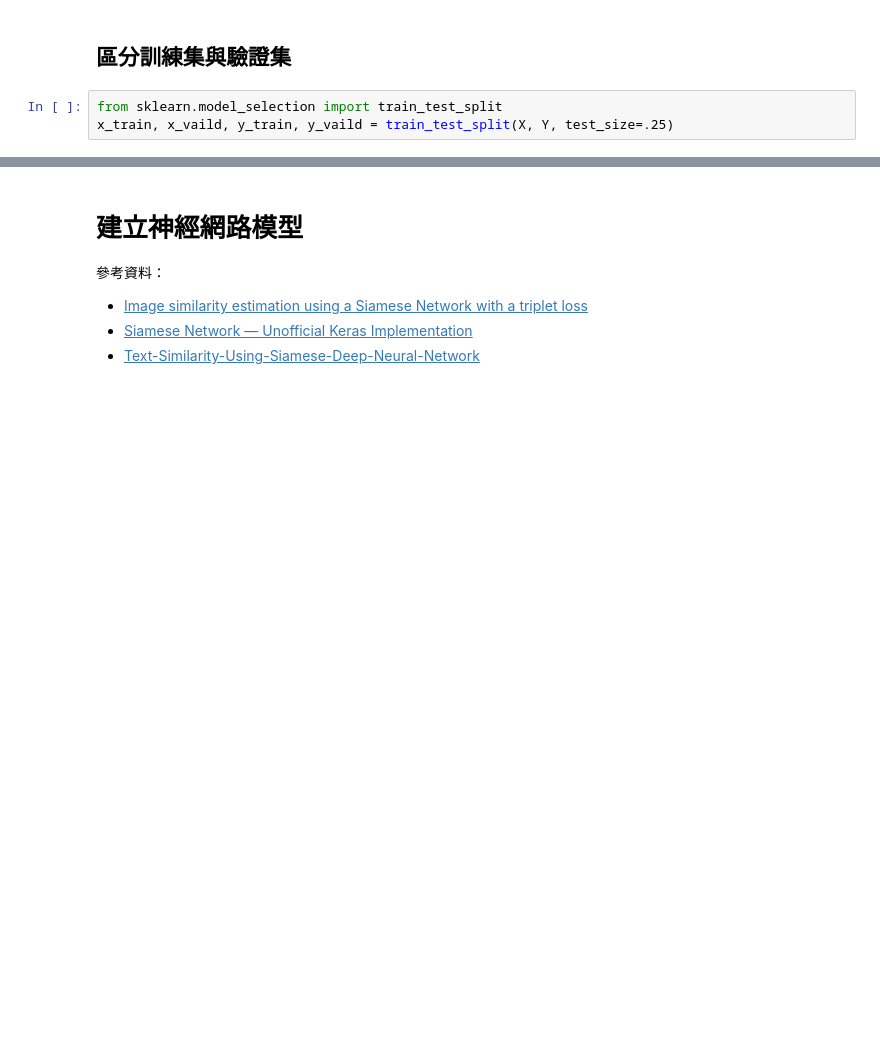
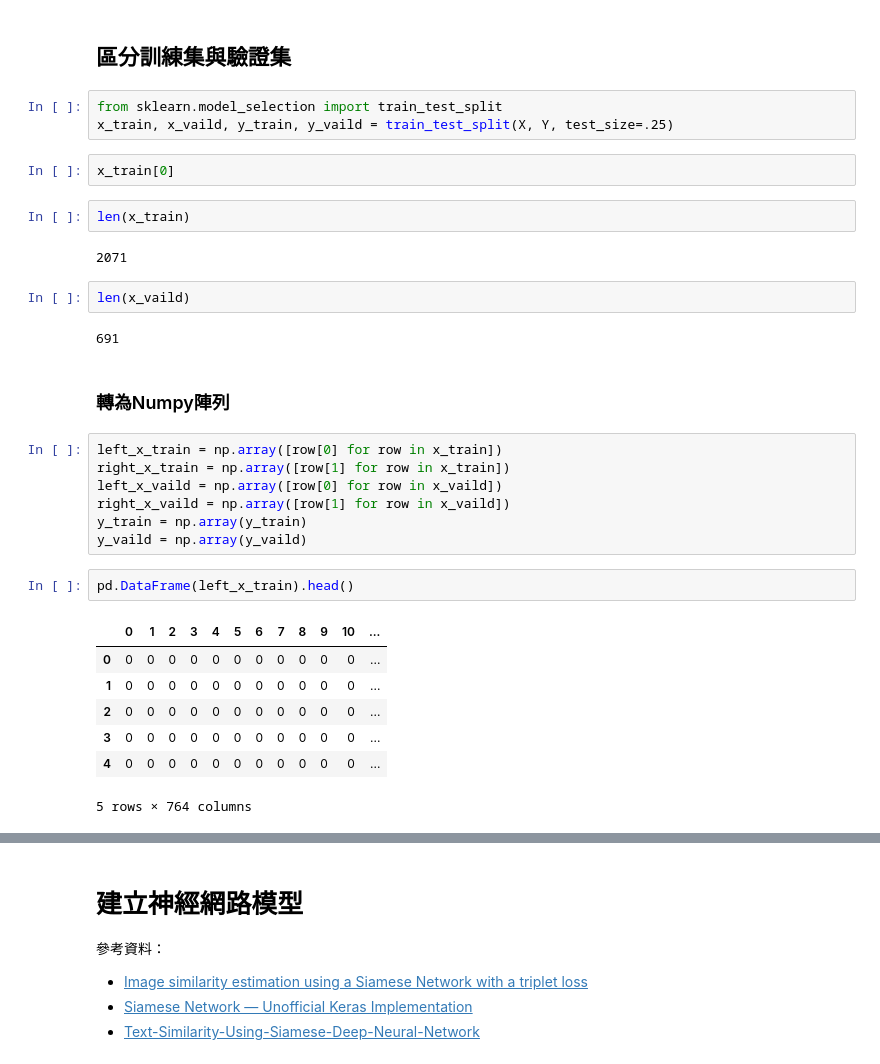
Before and after one commit to kk25gb/AIdea-project-file, a Jupyter notebook: Siamese.ipynb, the cells around one changed output, grey strips where cells are left out. Cells and saved outputs as stored; diff of their text form; blank space fills up the shorter version.

```diff
--- a/Siamese.ipynb
+++ b/Siamese.ipynb
@@ -118,3 +118,32 @@ Y = df_train[1]
 # %%
 from sklearn.model_selection import train_test_split
 x_train, x_vaild, y_train, y_vaild = train_test_split(X, Y, test_size=.25)
+# %%
+x_train[0]
+# %%
+len(x_train)
+# %% [output]
+2071
+# %%
+len(x_vaild)
+# %% [output]
+691
+# %% [markdown]
+### 轉為Numpy陣列
+# %%
+left_x_train = np.array([row[0] for row in x_train])
+right_x_train = np.array([row[1] for row in x_train])
+left_x_vaild = np.array([row[0] for row in x_vaild])
+right_x_vaild = np.array([row[1] for row in x_vaild])
+y_train = np.array(y_train)
+y_vaild = np.array(y_vaild)
+# %%
+pd.DataFrame(left_x_train).head()
+# %% [output]
+|  | 0 | 1 | 2 | 3 | 4 | 5 | 6 | 7 | 8 | 9 | 10 | ... |
+| 0 | 0 | 0 | 0 | 0 | 0 | 0 | 0 | 0 | 0 | 0 | 0 | ... |
+| 1 | 0 | 0 | 0 | 0 | 0 | 0 | 0 | 0 | 0 | 0 | 0 | ... |
+| 2 | 0 | 0 | 0 | 0 | 0 | 0 | 0 | 0 | 0 | 0 | 0 | ... |
+| 3 | 0 | 0 | 0 | 0 | 0 | 0 | 0 | 0 | 0 | 0 | 0 | ... |
+| 4 | 0 | 0 | 0 | 0 | 0 | 0 | 0 | 0 | 0 | 0 | 0 | ... |
+5 rows × 764 columns
```
Also changed, not shown: parts of 9 cells of this notebook.
